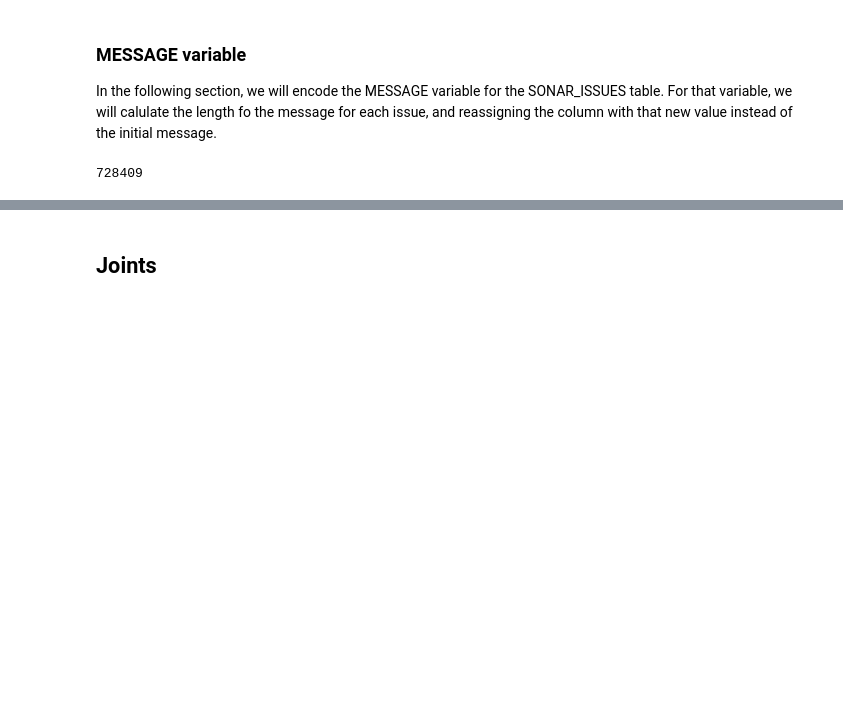
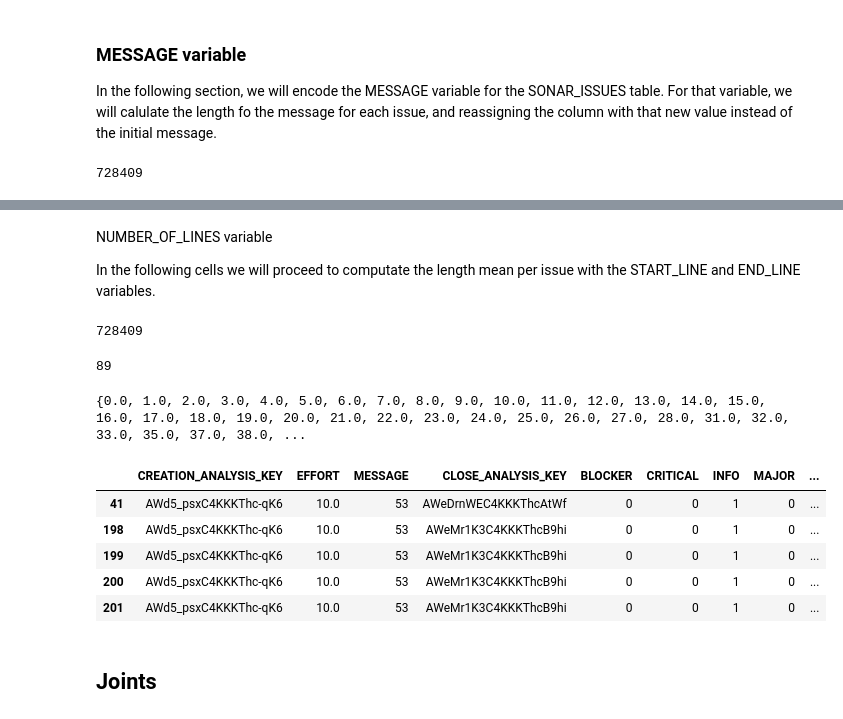
Before and after one commit to Vinomo4/SWTech, a Jupyter notebook: notebooks/Data_Preparation.ipynb, the cells around one changed output, grey strips where cells are left out. Cells and saved outputs as stored; diff of their text form; code cells hidden in the pictures; blank space fills up the shorter version.

```diff
--- a/notebooks/Data_Preparation.ipynb
+++ b/notebooks/Data_Preparation.ipynb
@@ -197,6 +197,39 @@ sonar_issues.head()
 | 199 | AWd5_psxC4KKKThc-qK6 | 10.0 | 53 | 600.0 | 600.0 | AWeMr1K3C4KKKThcB9hi | 0 | 0 | ... |
 | 200 | AWd5_psxC4KKKThc-qK6 | 10.0 | 53 | 609.0 | 609.0 | AWeMr1K3C4KKKThcB9hi | 0 | 0 | ... |
 | 201 | AWd5_psxC4KKKThc-qK6 | 10.0 | 53 | 619.0 | 619.0 | AWeMr1K3C4KKKThcB9hi | 0 | 0 | ... |
+# %% [markdown]
+NUMBER_OF_LINES variable
+
+In the following cells we will proceed to computate the length mean per issue with the START_LINE and END_LINE variables.
+# %%
+issue_length = []
+for index, row in sonar_issues.iterrows():
+    diff = row['END_LINE'] - row['START_LINE']
+    issue_length.append(diff)
+len(issue_length)
+# %% [output]
+728409
+# %%
+unique_values = set(issue_length)
+len(unique_values)
+# %% [output]
+89
+# %%
+print(unique_values)
+# %% [output]
+{0.0, 1.0, 2.0, 3.0, 4.0, 5.0, 6.0, 7.0, 8.0, 9.0, 10.0, 11.0, 12.0, 13.0, 14.0, 15.0, 16.0, 17.0, 18.0, 19.0, 20.0, 21.0, 22.0, 23.0, 24.0, 25.0, 26.0, 27.0, 28.0, 31.0, 32.0, 33.0, 35.0, 37.0, 38.0, ...
+# %%
+sonar_issues = sonar_issues.drop('START_LINE', axis=1)
+sonar_issues = sonar_issues.drop('END_LINE', axis=1)
+sonar_issues['ISSUE_CODE_LENGTH'] = issue_length
+sonar_issues.head()
+# %% [output]
+|  | CREATION_ANALYSIS_KEY | EFFORT | MESSAGE | CLOSE_ANALYSIS_KEY | BLOCKER | CRITICAL | INFO | MAJOR | ... |
+| 41 | AWd5_psxC4KKKThc-qK6 | 10.0 | 53 | AWeDrnWEC4KKKThcAtWf | 0 | 0 | 1 | 0 | ... |
+| 198 | AWd5_psxC4KKKThc-qK6 | 10.0 | 53 | AWeMr1K3C4KKKThcB9hi | 0 | 0 | 1 | 0 | ... |
+| 199 | AWd5_psxC4KKKThc-qK6 | 10.0 | 53 | AWeMr1K3C4KKKThcB9hi | 0 | 0 | 1 | 0 | ... |
+| 200 | AWd5_psxC4KKKThc-qK6 | 10.0 | 53 | AWeMr1K3C4KKKThcB9hi | 0 | 0 | 1 | 0 | ... |
+| 201 | AWd5_psxC4KKKThc-qK6 | 10.0 | 53 | AWeMr1K3C4KKKThcB9hi | 0 | 0 | 1 | 0 | ... |
 # %% [markdown]
 ## Joints
 # %% [markdown]
```
Also changed, not shown: parts of 10 cells of this notebook.
